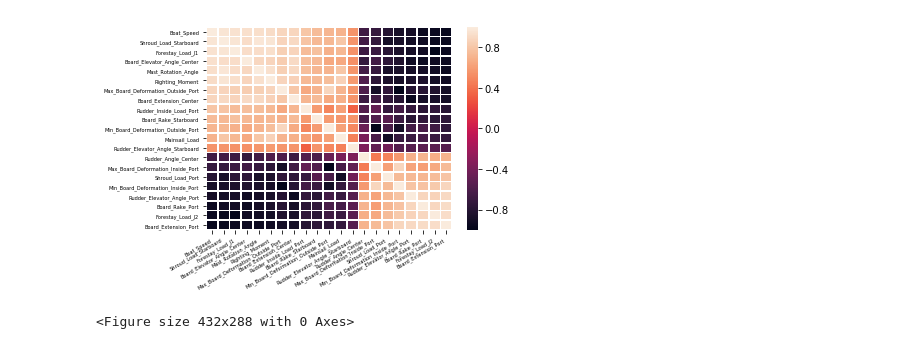
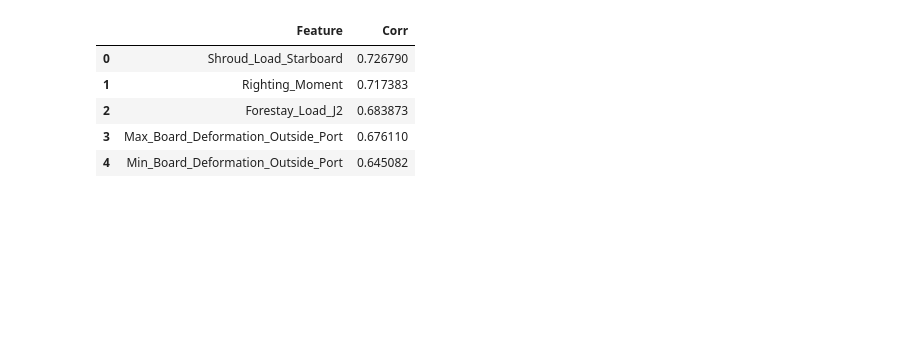
Before and after one commit to mickeycj/france-internship-project, a Jupyter notebook: analyse_bins.ipynb, the cells around one changed output. Cells and saved outputs as stored; diff of their text form; code cells hidden in the pictures; blank space fills up the shorter version.

```diff
--- a/analyse_bins.ipynb
+++ b/analyse_bins.ipynb
@@ -259,6 +274,10 @@ plot_boxplot(binned_df)
-# %%
-# Plot the correlation heatmap with boat speed.
-plot_corr(bin_corr)
-# %% [output]
-[figure, removed]
-<Figure size 432x288 with 0 Axes>
+# %%
+# Show to top correlated features.
+bin_corr_list.head()
+# %% [output]
+|  | Feature | Corr |
+| 0 | Shroud_Load_Starboard | 0.726790 |
+| 1 | Righting_Moment | 0.717383 |
+| 2 | Forestay_Load_J2 | 0.683873 |
+| 3 | Max_Board_Deformation_Outside_Port | 0.676110 |
+| 4 | Min_Board_Deformation_Outside_Port | 0.645082 |
```
Also changed, not shown: parts of 23 cells of this notebook.
